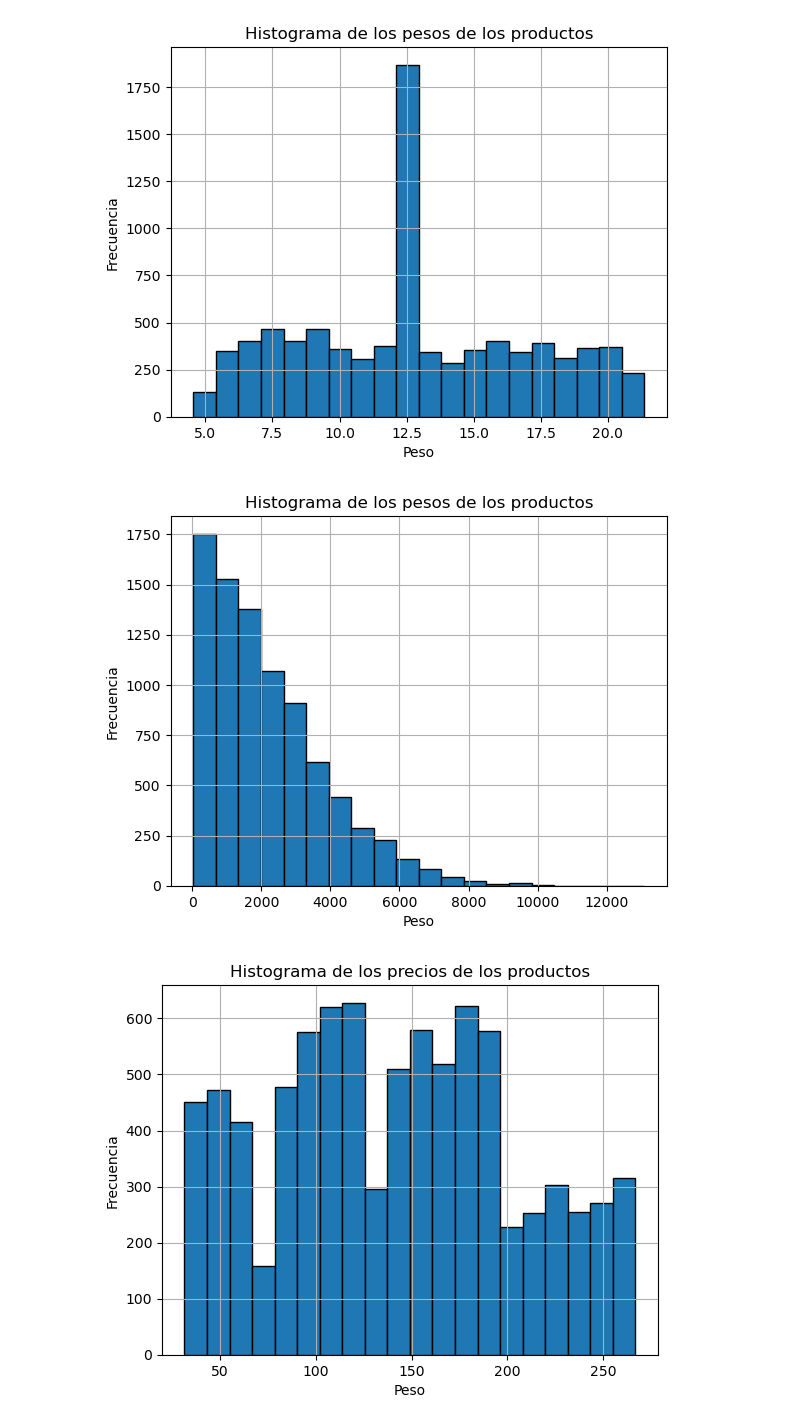
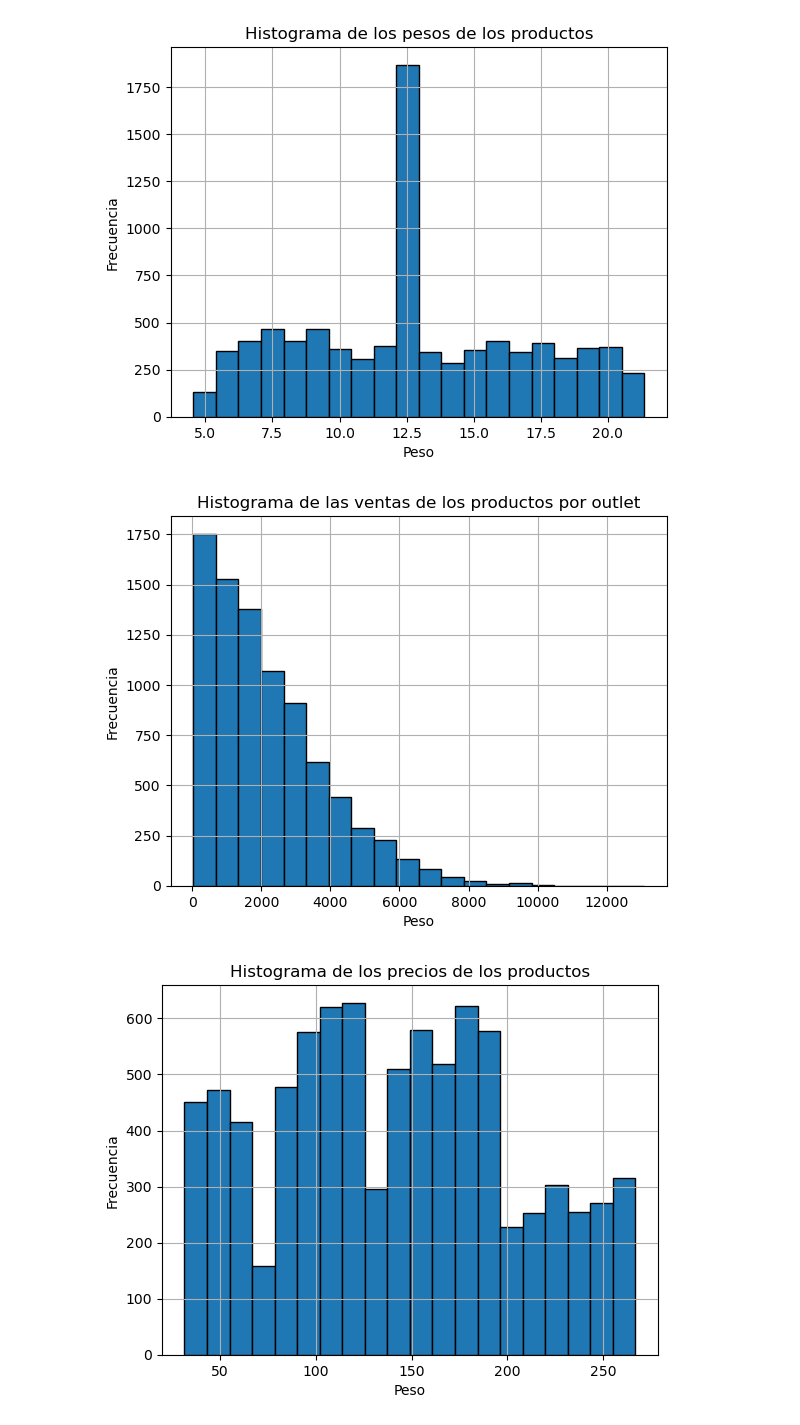
Before and after one commit to orlandoch/predicciones-ventas, a Jupyter notebook: main.ipynb, the cells around one changed output. Saved outputs shown, nothing was run; the diff lists cells and outputs as text; code cells hidden in the pictures.

```diff
--- a/main.ipynb
+++ b/main.ipynb
@@ -535,12 +535,12 @@ ax.set_ylabel('Frecuencia');
 # %%
 fig, ax = plt.subplots(1,1)
 ax.hist(df4['Item_Outlet_Sales'], bins=20,edgecolor='#000')
 ax.grid()
-ax.set_title('Histograma de los pesos de los productos')
+ax.set_title('Histograma de las ventas de los productos por outlet')
 ax.set_xlabel('Peso')
 ax.set_ylabel('Frecuencia');
 # %% [output]
-[figure, old version]
+[figure, new version]
 # %%
 fig, ax = plt.subplots(1,1)
 ax.hist(df4['Item_MRP'], bins=20,edgecolor='#000')
```
Also changed, not shown: parts of 6 cells of this notebook, 1 other file.
